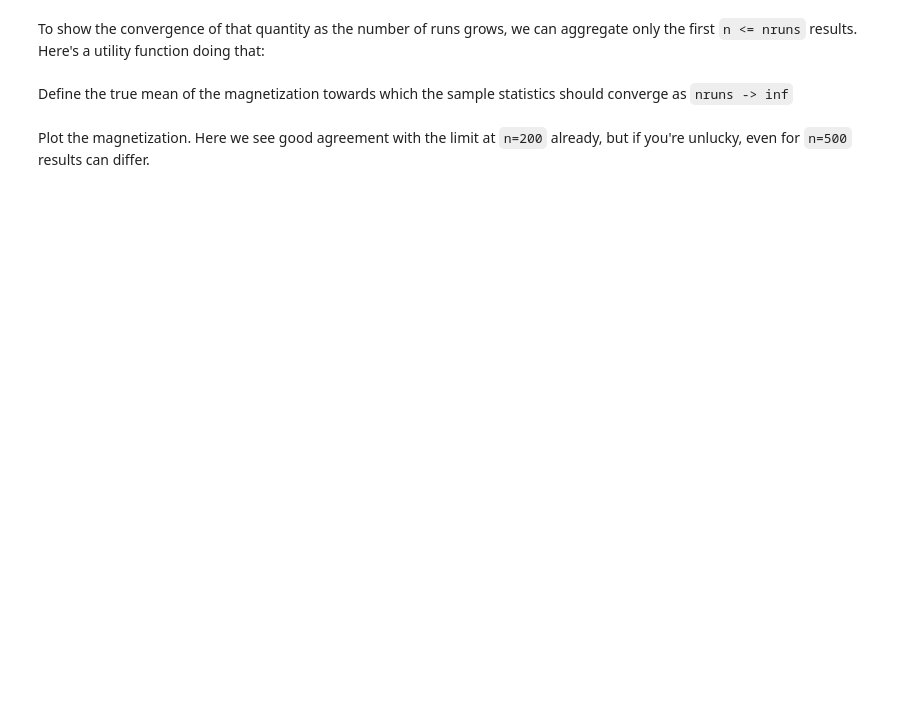
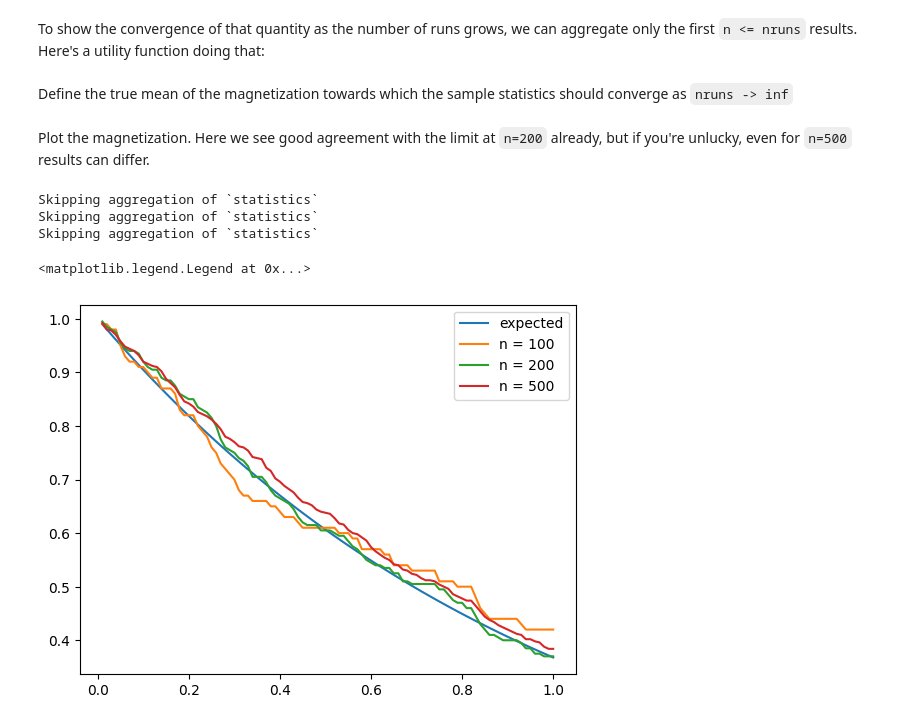
Before and after one commit to pasqal-io/emulators, a Jupyter notebook: docs/emu_mps/notebooks/noise.ipynb, the cells around one changed output. Drawn from its saved outputs; the diff is of its cells as text; code cells hidden in the pictures; blank space fills up the shorter version.

Commit message:
Aq/aggregate (#71)
* aggregation

* fix noise.ipynb

* fix test and suppress notebook output

```diff
--- a/docs/emu_mps/notebooks/noise.ipynb
+++ b/docs/emu_mps/notebooks/noise.ipynb
@@ -38,7 +37,7 @@ noise = pulser.NoiseModel(relaxation_rate=1, dephasing_rate=1.)
 # %% [markdown]
 We'll measure the qubit density after each time step. Since we keep the default value of `dt=10` this means the measurements are at each multiple of `10ns`, as defined in `times` below.
 # %%
-times = np.arange(10., 1000., 10)
+times = np.arange(10., 1000.+1e-8, 10) #need to include 1000.
 times /= seq.get_duration()
 basis = ("r", "g")
 magnetization = emu_mps.Occupation(evaluation_times=times)
@@ -127,17 +119,23 @@ The median of the magnetization at time 100ns is 1. This can be a bit surprising
 
 To show the convergence of that quantity as the number of runs grows, we can aggregate only the first `n <= nruns` results. Here's a utility function doing that:
 # %%
-#def densities(results, n):
-#    return [density[0] for density in emu_base.Results.aggregate(results[:n])["qubit_density"].values()]
+def densities(results, n):
+    return [density[0] for density in emu_mps.aggregate(results[:n]).occupation]
 # %% [markdown]
 Define the true mean of the magnetization towards which the sample statistics should converge as `nruns -> inf`
 # %%
-#expected = [np.exp(-1*t/1000) for t in times]
+expected = [np.exp(-1*t*seq.get_duration()/1000) for t in times]
 # %% [markdown]
 Plot the magnetization. Here we see good agreement with the limit at `n=200` already, but if you're unlucky, even for `n=500` results can differ.
 # %%
-#import matplotlib.pyplot as pl
-#pl.plot(times, expected, label="expected")
-#for n in [100, 200, 500]:
-#    pl.plot(times, densities(results, n), label=f"n = {n}")
-#pl.legend(loc="upper right")
+import matplotlib.pyplot as pl
+pl.plot(times, expected, label="expected")
+for n in [100, 200, 500]:
+    pl.plot(times, densities(results, n), label=f"n = {n}")
+pl.legend(loc="upper right")
+# %% [output]
+Skipping aggregation of `statistics`
+Skipping aggregation of `statistics`
+Skipping aggregation of `statistics`
+<matplotlib.legend.Legend at 0x...>
+[figure, added]
```
Also changed, not shown: parts of 8 cells of this notebook, 20 other files.
